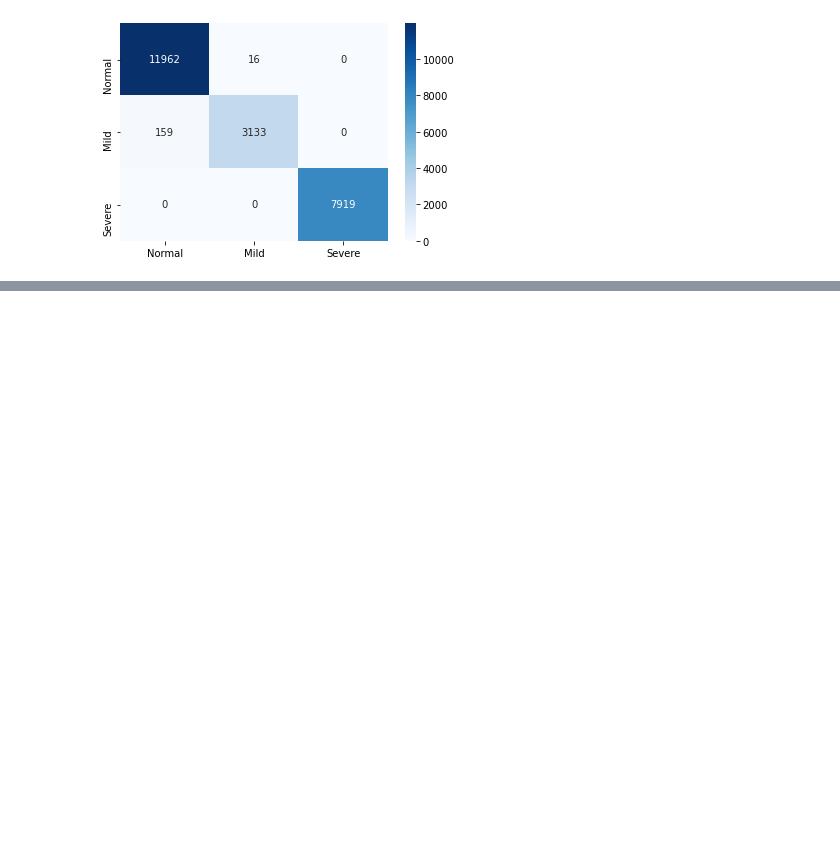
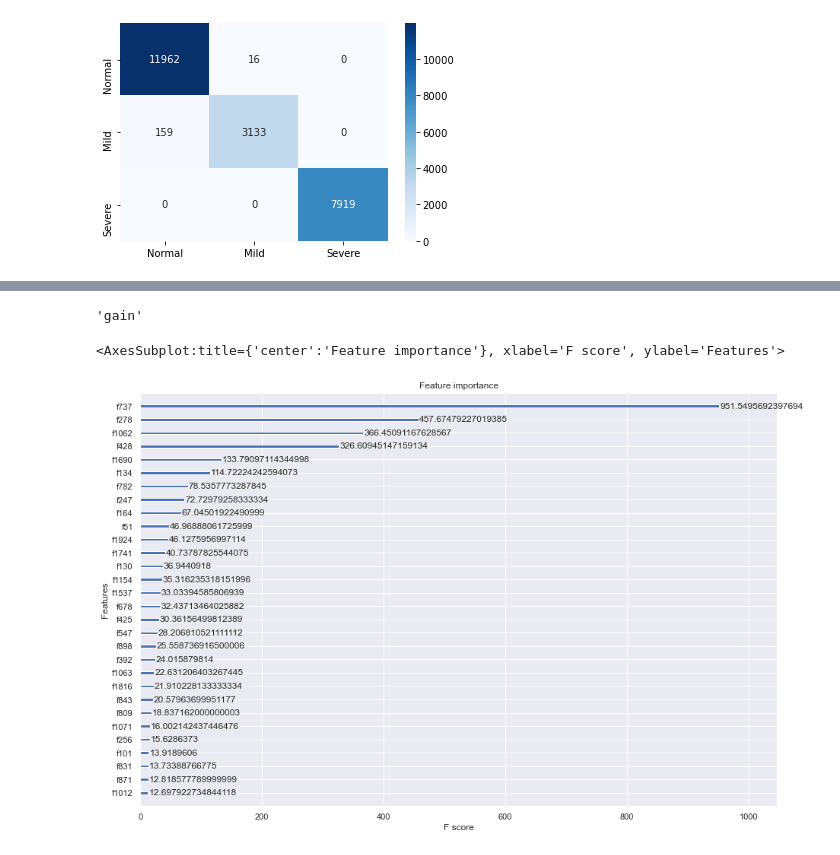
Before and after one commit to AuCu1608/CHI_Single_Cell_Seq_Challenge1, a Jupyter notebook: single_cell_seq.ipynb, the cells around one changed output, grey strips where cells are left out. Saved outputs shown, nothing was run; the diff lists cells and outputs as text; code cells hidden in the pictures; blank space fills up the shorter version.

Commit message:
add importance

```diff
--- a/single_cell_seq.ipynb
+++ b/single_cell_seq.ipynb
@@ -138,3 +137,7 @@ AUROC OVO Macro: 99.98%
 AUROC OVO Macro: 99.98%
 Accuracy: 99.25%
 [figure]
+# %%
+X, y = get_dataset()
+xgb = XGBClassifier(use_label_encoder=False, eval_metric='mlogloss')
+xgb.fit(X, y)
@@ -140,0 +155,10 @@ Accuracy: 99.25%
+# %%
+xgb.importance_type
+# %% [output]
+'gain'
+# %%
+fig,ax = pyplot.subplots(figsize=(15,10))
+plot_importance(xgb, ax = ax, importance_type = "gain", max_num_features = 30)
+# %% [output]
+<AxesSubplot:title={'center':'Feature importance'}, xlabel='F score', ylabel='Features'>
+[figure, added]
```
Also changed, not shown: parts of 6 cells of this notebook, 1 other file.
